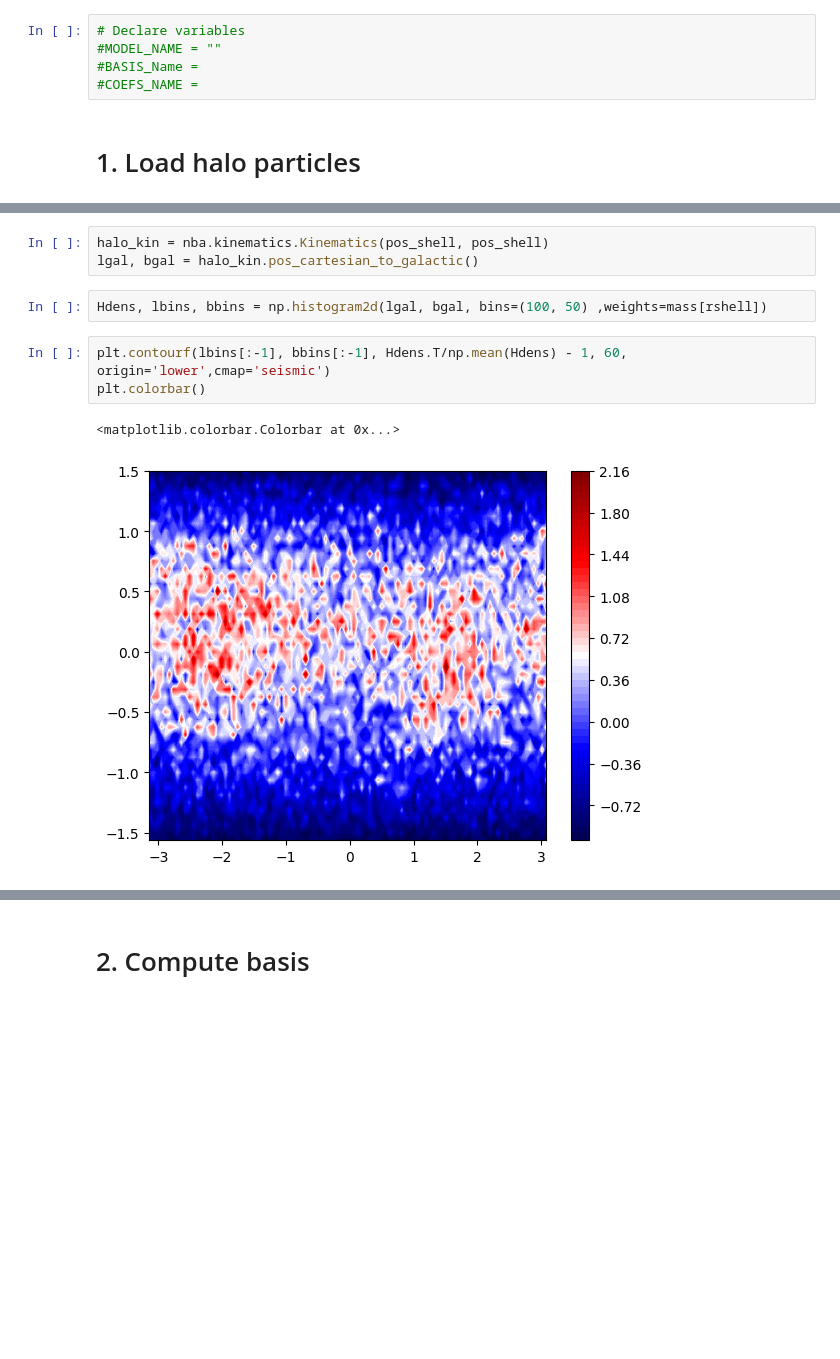
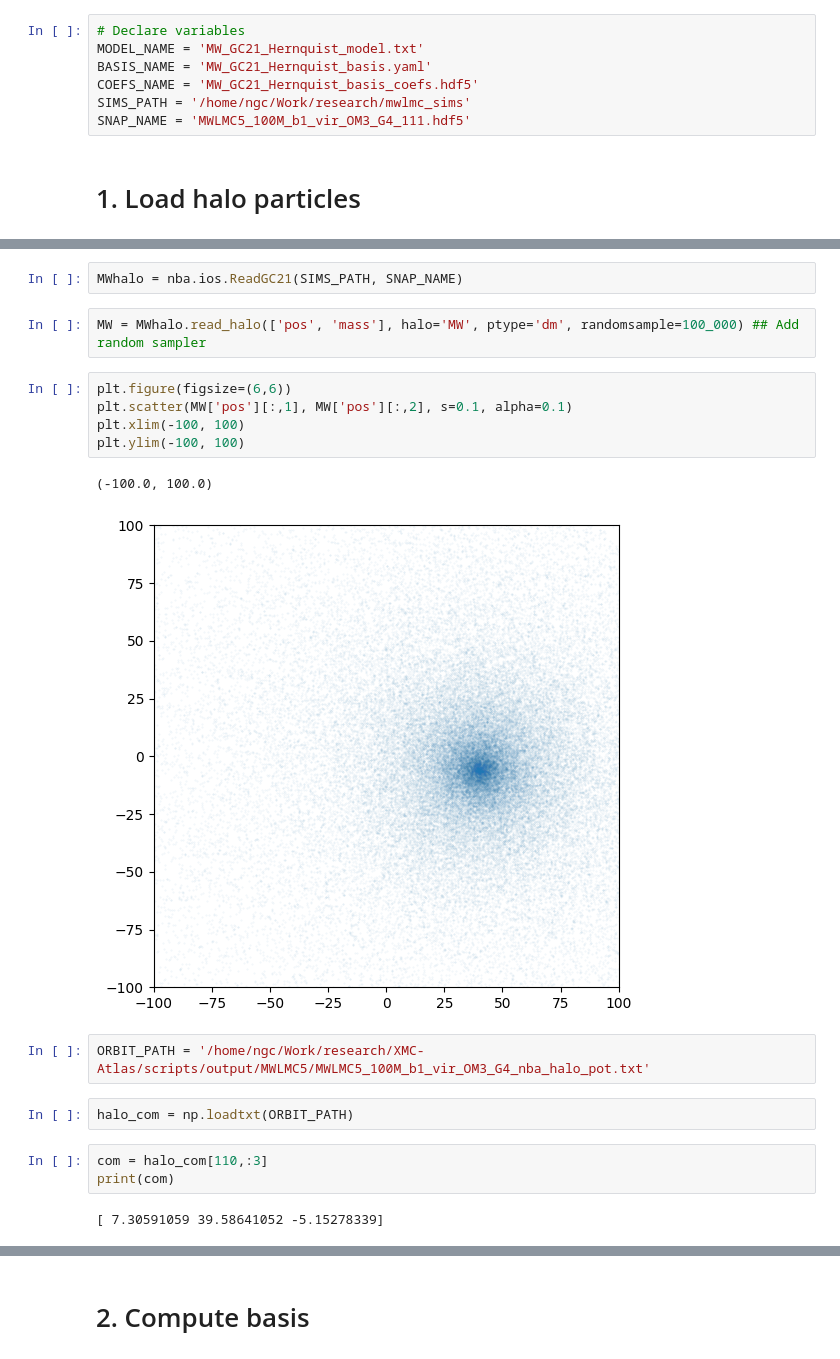
Before and after one commit to jngaravitoc/XMC-Atlas, a Jupyter notebook: scripts/BFE_computation/draft_bfe_pipeline.ipynb, the cells around one changed output, grey strips where cells are left out. Saved outputs shown, nothing was run; the diff lists cells and outputs as text; blank space fills up the shorter version.

```diff
--- a/scripts/BFE_computation/draft_bfe_pipeline.ipynb
+++ b/scripts/BFE_computation/draft_bfe_pipeline.ipynb
@@ -9,7 +11,9 @@ import gala.potential as gp
 # %%
 # Declare variables
-#MODEL_NAME = ""
-#BASIS_Name =
-#COEFS_NAME =
+MODEL_NAME = 'MW_GC21_Hernquist_model.txt'
+BASIS_NAME = 'MW_GC21_Hernquist_basis.yaml'
+COEFS_NAME = 'MW_GC21_Hernquist_basis_coefs.hdf5'
+SIMS_PATH = '/home/ngc/Work/research/mwlmc_sims'
+SNAP_NAME = 'MWLMC5_100M_b1_vir_OM3_G4_111.hdf5'
 # %% [markdown]
 # 1. Load halo particles
@@ -47,11 +20,21 @@ pos_shell = pos[rshell]
-# %%
-halo_kin = nba.kinematics.Kinematics(pos_shell, pos_shell)
-lgal, bgal = halo_kin.pos_cartesian_to_galactic()
-# %%
-Hdens, lbins, bbins = np.histogram2d(lgal, bgal, bins=(100, 50) ,weights=mass[rshell])
-# %%
-plt.contourf(lbins[:-1], bbins[:-1], Hdens.T/np.mean(Hdens) - 1, 60,  origin='lower',cmap='seismic')
-plt.colorbar()
-# %% [output]
-<matplotlib.colorbar.Colorbar at 0x...>
-[figure, removed]
+# %%
+MWhalo = nba.ios.ReadGC21(SIMS_PATH, SNAP_NAME)
+# %%
+MW = MWhalo.read_halo(['pos', 'mass'], halo='MW', ptype='dm', randomsample=100_000) ## Add random sampler
+# %%
+plt.figure(figsize=(6,6))
+plt.scatter(MW['pos'][:,1], MW['pos'][:,2], s=0.1, alpha=0.1)
+plt.xlim(-100, 100)
+plt.ylim(-100, 100)
+# %% [output]
+(-100.0, 100.0)
+[figure, added]
+# %%
+ORBIT_PATH = '/home/ngc/Work/research/XMC-Atlas/scripts/output/MWLMC5/MWLMC5_100M_b1_vir_OM3_G4_nba_halo_pot.txt'
+# %%
+halo_com = np.loadtxt(ORBIT_PATH)
+# %%
+com = halo_com[110,:3]
+print(com)
+# %% [output]
+[ 7.30591059 39.58641052 -5.15278339]
```
Also changed, not shown: parts of 41 cells of this notebook.
